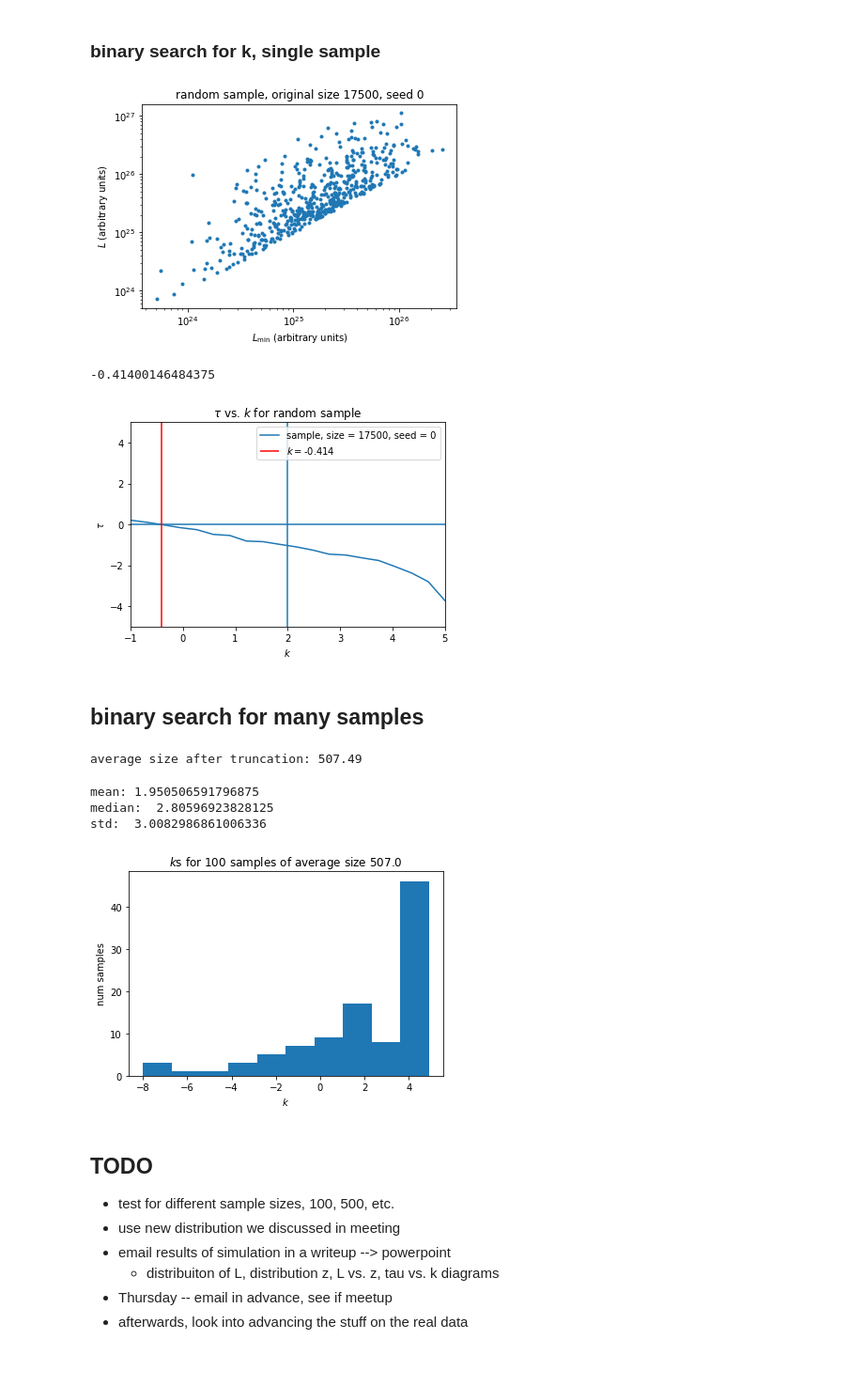
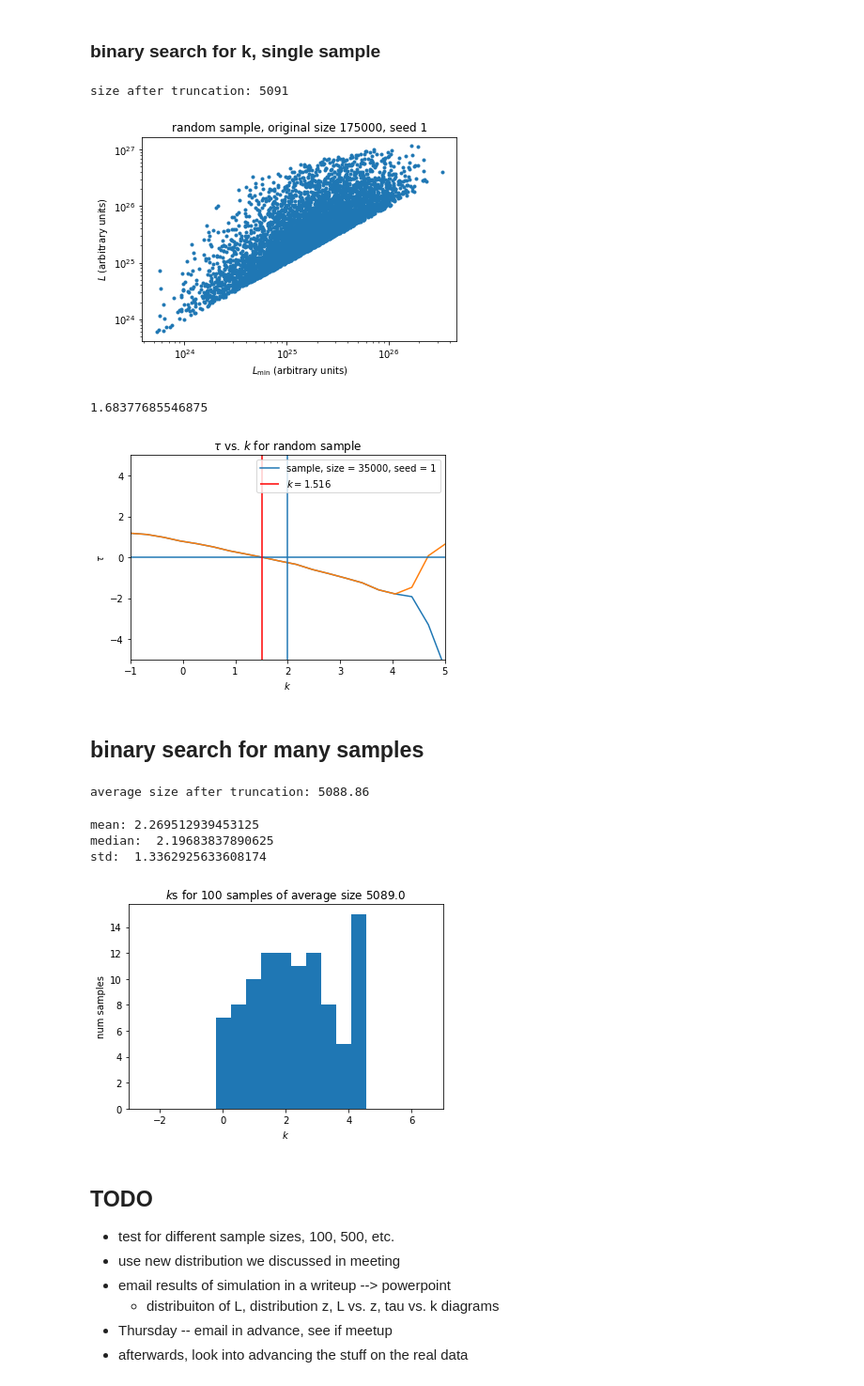
Before and after one commit to will-s-h/FRB-Project, a Jupyter notebook: Programs/ktau sim 2.0.ipynb, the cells around one changed output. Shown at 94% size. Saved outputs shown, nothing was run; the diff lists cells and outputs as text; code cells hidden in the pictures.

```diff
--- a/Programs/ktau sim 2.0.ipynb
+++ b/Programs/ktau sim 2.0.ipynb
@@ -221,8 +228,8 @@ std:  0.9086158734046555
 ### binary search for k, single sample
 # %%
 #create one sample
-seed = 0
-size = 17500 #original size of each sample
+seed = 1
+size = 175000 #original size of each sample
 truek = 2 #true value of k
 minL_func = lambda z: sim.standard(z, F=2) #set the minimum luminosity function
 
@@ -230,6 +237,8 @@ zsamp, Lsamp = sim.frb_sample(zparams=[0.9, 0.6], Lparams=[1e23, 1e26, -2], size
 Levo = Lsamp * kt.g_complex(zsamp, truek)
 minL = minL_func(zsamp)
 minL_trunc, L_trunc, z_trunc = kt.truncate(minL, Levo, zsamp)
+
+print("size after truncation:", len(L_trunc))
 
 #make sure everything looks okay:
 plt.scatter(minL_trunc, L_trunc, marker='.')
@@ -240,45 +249,32 @@ plt.xlabel('$L_\\mathrm{min}$ (arbitrary units)')
 plt.ylabel('$L$ (arbitrary units)')
 plt.show()
 # %% [output]
+size after truncation: 5091
-[figure, old version]
+[figure, new version]
 # %%
 # binary search function
 # note that if k outside of the +-10 range will default to edge of this range
-
-def binary_search_k(minL, L, z, truek, precision=1e-3):
-    lo = truek-10
-    hi = truek+10
-
-    while hi - lo > precision:
-        kmid = (hi+lo)/2
-        taumid = kt.ktau_E(L, minL, z, gfunc=kt.g_complex, k=kmid, params="default")
-
-        if taumid > 0:
-            lo = kmid
-        elif taumid < 0:
-            hi = kmid
-        else:
-            return kmid
-
-    return (hi+lo)/2
-
+ilib.reload(kt)
 #test the function on this sample:
-print(binary_search_k(minL_trunc, L_trunc, z_trunc, 3))
+print(kt.binary_search_k(minL_trunc, L_trunc, z_trunc, 3, func=kt.ktau_E))
 # %% [output]
--0.41400146484375
+1.68377685546875
 # %%
 #generate taus for a given sample
 num = 20
 ks = np.linspace(truek-3, truek+3, num)
 taus = np.zeros(num)
+taus2 = np.zeros(num)
 for i,k in enumerate(ks):
-    taus[i] = kt.ktau_E(L_trunc, minL_trunc, z_trunc, gfunc=kt.g_complex, k=k, params="default")
+    taus[i] = kt.ktau_E(L_trunc, minL_trunc, z_trunc, gfunc=kt.g_complex, k=k)
+    taus2[i] = kt.ktau_fast(L_trunc, minL_trunc, z_trunc, gfunc=kt.g_complex, k=k)
 
-kfound = binary_search_k(minL_trunc, L_trunc, z_trunc, truek)
+kfound = kt.binary_search_k(minL_trunc, L_trunc, z_trunc, truek)
 # %%
 #plot of tau vs k for one random sample. compare with binary search result
 
 plt.plot(ks, taus, label=f'sample, size = {size}, seed = {seed}')
+plt.plot(ks, taus2)
 plt.title('$\\tau$ vs. $k$ for random sample')
 plt.ylabel('$\\tau$')
 plt.xlabel('$k$')
@@ -290,7 +286,7 @@ plt.xlim([truek-3, truek+3])
 plt.legend()
 plt.show()
 # %% [output]
-[figure, old version]
+[figure, new version]
 # %% [markdown]
 ## binary search for many samples
 # %%
@@ -305,7 +301,7 @@ for i in range(num_seeds):
 # %%
 # for each random seed, generate sample, then binary search for k
 kfounds = np.zeros(num_seeds)
-size = 17500 #original size of each sample
+size = 175000 #original size of each sample
 truek = 2 #true value of k
 minL_func = lambda z: sim.standard(z, F=2) #set the minimum luminosity function
 
@@ -319,29 +315,29 @@ for i, seed in enumerate(seeds):
     minL_trunc, L_trunc, z_trunc = kt.truncate(minL, Levo, zsamp)
     avg_size_trunc += len(minL_trunc)
 
-    kfounds[i] = binary_search_k(minL_trunc, L_trunc, z_trunc, truek)
+    kfounds[i] = kt.binary_search_k(minL_trunc, L_trunc, z_trunc, truek, func=kt.ktau_E)
 
 avg_size_trunc /= num_seeds
 print("average size after truncation:", avg_size_trunc)
 # %% [output]
-average size after truncation: 507.49
+average size after truncation: 5088.86
 # %%
 print("mean:", np.mean(kfounds))
 print("median: ", np.median(kfounds))
 print("std: ", np.std(kfounds))
 plt.hist(kfounds, bins=10)
 plt.title(f'$k$s for {num_seeds} samples of average size {round(avg_size_trunc,0)}')
 plt.ylabel('num samples')
 plt.xlabel('$k$')
 #maxdif = max(abs())
-#plt.xlim([truek-5, truek+5])
-#plt.savefig('../Results/sim graphs 09.15.22/low_lum_100.png', dpi=1000)
+plt.xlim([truek-5, truek+5])
+#plt.savefig('../Results/sim graphs 09.18.22/high_lum_5000.png', dpi=1000)
 plt.show()
 # %% [output]
-mean: 1.950506591796875
-median:  2.80596923828125
-std:  3.0082986861006336
+mean: 2.269512939453125
+median:  2.19683837890625
+std:  1.3362925633608174
-[figure, old version]
+[figure, new version]
 # %% [markdown]
 ## TODO
 - test for different sample sizes, 100, 500, etc.
```
Also changed, not shown: parts of 10 cells of this notebook, 7 other files.
